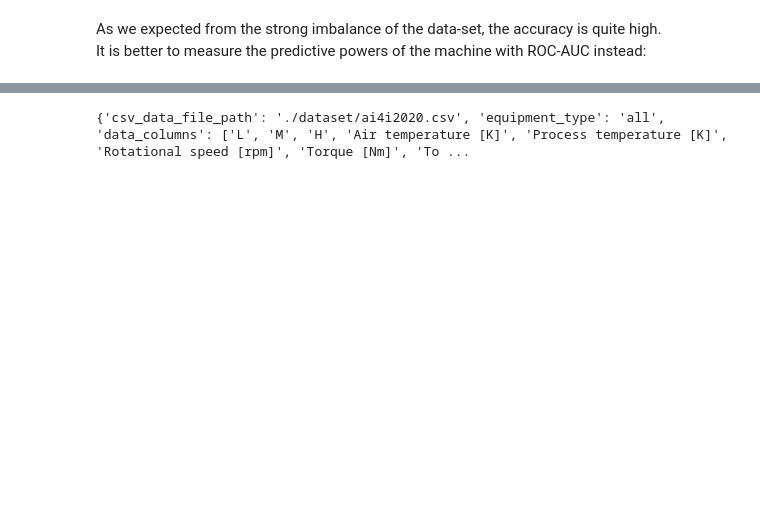
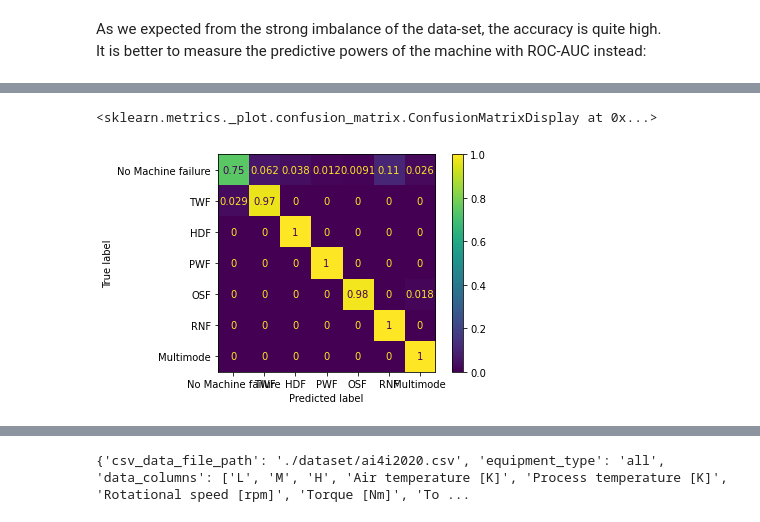
Before and after one commit to BorScho/Predictive_Maintenance_UCI_Modes, a Jupyter notebook: SVM_predict_failuremodes.ipynb, the cells around one changed output, grey strips where cells are left out. Saved outputs shown, nothing was run; the diff lists cells and outputs as text; code cells hidden in the pictures; blank space fills up the shorter version.

```diff
--- a/SVM_predict_failuremodes.ipynb
+++ b/SVM_predict_failuremodes.ipynb
@@ -333,7 +336,7 @@ from sklearn.svm import LinearSVC
 poly_svm_clf = Pipeline([
     ('poly_features', PolynomialFeatures(degree=3)),
     ('scaler', StandardScaler()),
-    ('svm_clf', LinearSVC(C=1, loss='hinge'))
+    ('svm_clf', LinearSVC(C=1, loss='hinge', max_iter=1000, class_weight='balanced'))
     ])
 
 poly_svm_clf.fit(X_train,y_train_num)
@@ -351,11 +355,15 @@ Options: <br>
 # %% [markdown]
 ## Try a SVC with a radial basis function (rbf) ##
 # %%
+# Single SVC:
+#============
+from sklearn.pipeline import Pipeline
+from sklearn.preprocessing import StandardScaler, PolynomialFeatures
 from sklearn.svm import SVC
 
 rbf_svm_clf = Pipeline([
     ('scaler', StandardScaler()),
-    ('rbf_clf', SVC(kernel="rbf", probability=True, class_weight=None, random_state=11))
+    ('rbf_clf', SVC(kernel="rbf", C=0.01, gamma='auto' , probability=True, class_weight='balanced', random_state=11))
     ])
 
 rbf_svm_clf.fit(X_train, y_train_num)
@@ -392,3 +407,38 @@ print(f"\n Area Under the Curve (auc): {auc}")
+# %%
+# Plot Confusion Matrix:
+#=======================
+from sklearn.metrics import confusion_matrix, ConfusionMatrixDisplay
+
+# classifier to use:
+#-------------------
+classifier = rbf_svm_clf
+
+# prediction on test data:
+#-------------------------
+# y_preds_num = classifier.predict(X_test)
+# true_modes = OheToSingleCodedModes(y_test.values, code="named")
+
+# prediction on training data:
+#-----------------------------
+y_preds_num = classifier.predict(X_train)
+true_modes = OheToSingleCodedModes(y_train.values, code="named")
+
+# convert numeric preds to named preds for use in conf. matrix:
+#--------------------------------------------------------------
+y_preds_ohe = [modes_OHE[y] for y in y_preds_num]
+pred_modes = OheToSingleCodedModes(y_preds_ohe, code="named")
+
+labels = ['No Machine failure','TWF','HDF','PWF','OSF','RNF',"Multimode"]
+cm = confusion_matrix(true_modes, pred_modes, labels = labels, normalize="true") # row - normalization
+#cm = confusion_matrix(true_modes, pred_modes, labels = labels, normalize="pred") # column -normalization
+#cm = confusion_matrix(true_modes, pred_modes, labels = labels, normalize="all") # over all entries - normalization
+#cm = confusion_matrix(true_modes, pred_modes, labels = labels, normalize=None) # absolute numbers
+disp = ConfusionMatrixDisplay(cm, display_labels=labels)
+#disp.ax_.set_title(f"Equipment type: {equipment_type}") # seems to be possible in scikit v1.0
+disp.plot()
+# %% [output]
+<sklearn.metrics._plot.confusion_matrix.ConfusionMatrixDisplay at 0x...>
+[figure, added]
 # %%
 # consider f1_score as metric:
 #=============================
```
Also changed, not shown: parts of 18 cells of this notebook, 2 other files.
